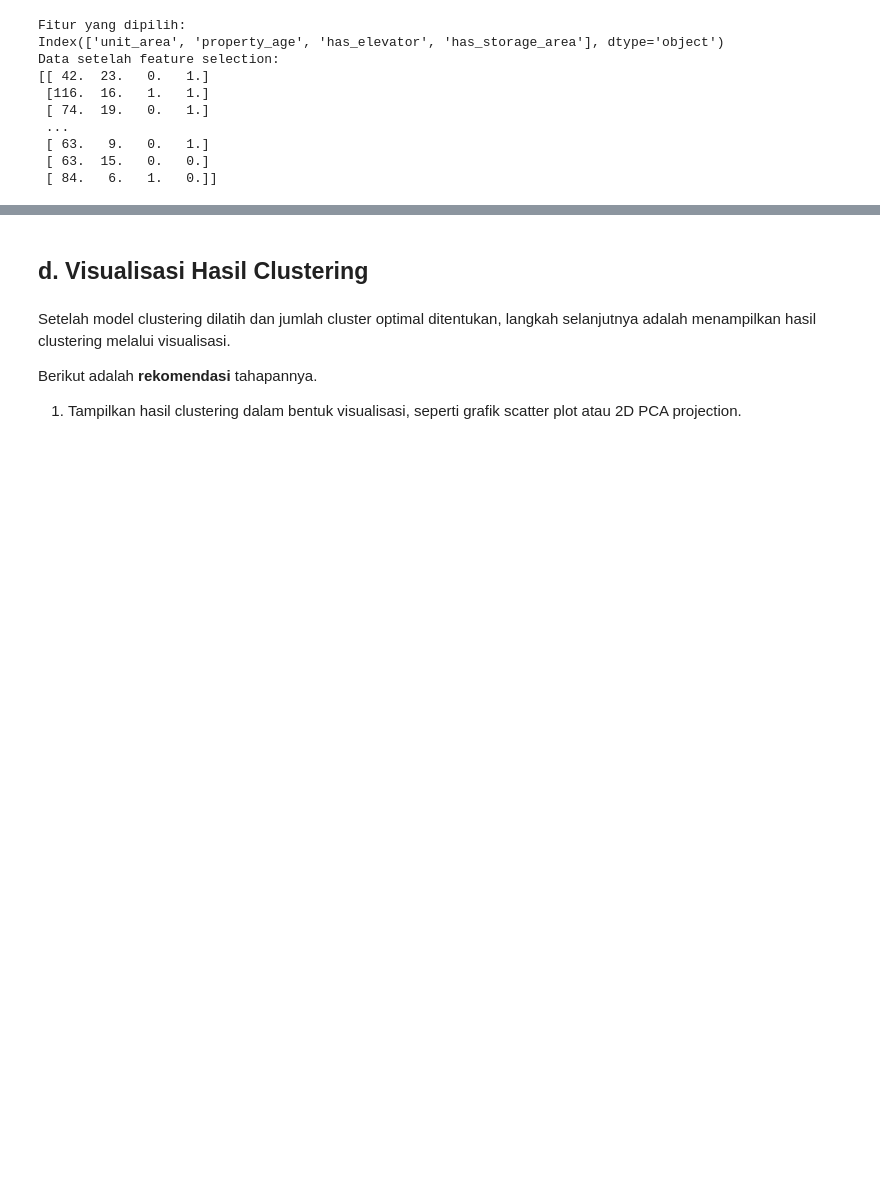
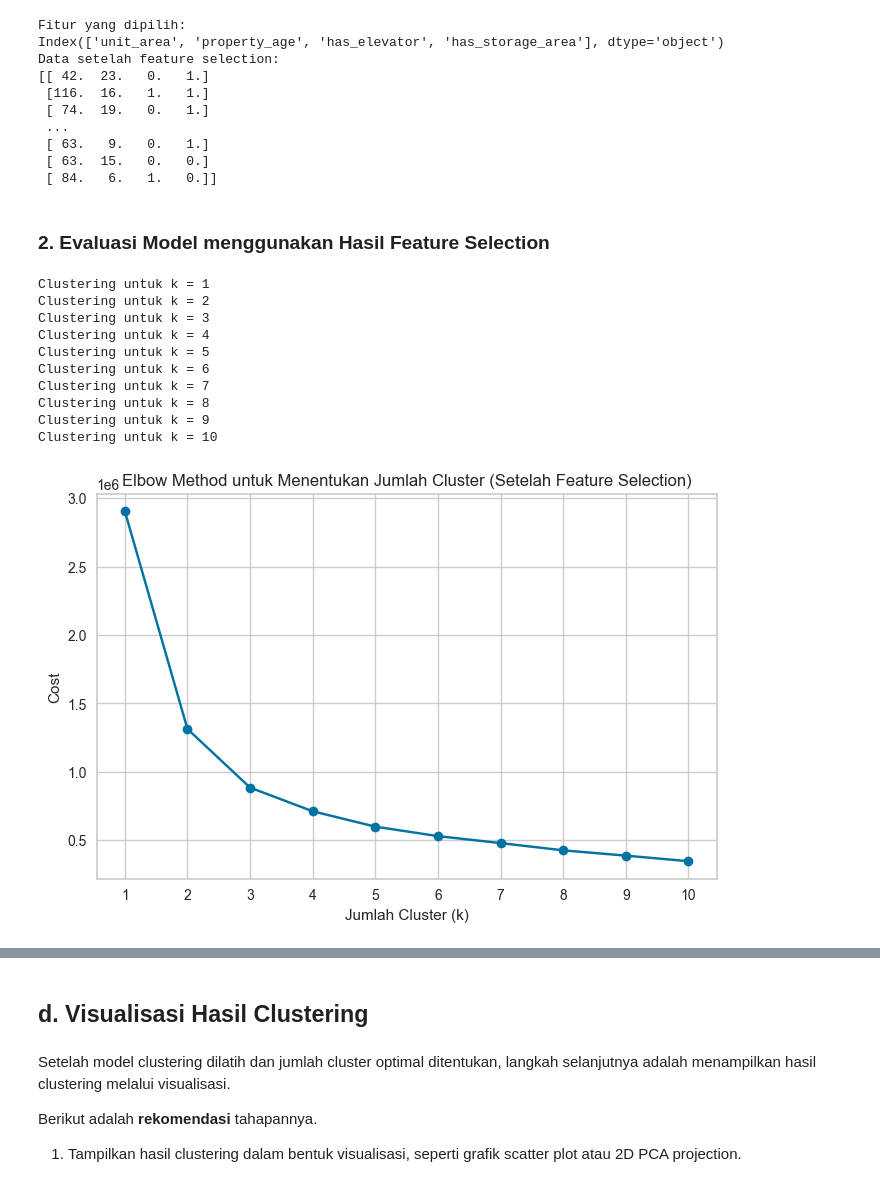
Before and after one commit to NumiKun/Submission_BMLP_DBS, a Jupyter notebook: [Clustering]_Submission_Akhir_BMLP_Rizki Surya Nugroho.ipynb, the cells around one changed output, grey strips where cells are left out. Cells and saved outputs as stored; diff of their text form; code cells hidden in the pictures; blank space fills up the shorter version.

Commit message:
Add Feature Selection

```diff
--- a/[Clustering]_Submission_Akhir_BMLP_Rizki Surya Nugroho.ipynb
+++ b/[Clustering]_Submission_Akhir_BMLP_Rizki Surya Nugroho.ipynb
@@ -604,3 +606,34 @@ Data setelah feature selection:
  [ 63.   9.   0.   1.]
  [ 63.  15.   0.   0.]
  [ 84.   6.   1.   0.]]
+# %% [markdown]
+### **2. Evaluasi Model menggunakan Hasil Feature Selection**
+# %%
+cost_selected = []
+
+for k in K_range:
+    print(f"Clustering untuk k = {k}")
+    kproto_selected = KPrototypes(n_clusters=k, init='Cao', verbose=0, random_state=42)
+    kproto_selected.fit_predict(X_selected, categorical=[2, 3])
+    cost_selected.append(kproto_selected.cost_)
+
+plt.figure(figsize=(8, 5))
+plt.plot(K_range, cost_selected, marker='o')
+plt.title('Elbow Method untuk Menentukan Jumlah Cluster (Setelah Feature Selection)')
+plt.xlabel('Jumlah Cluster (k)')
+plt.ylabel('Cost')
+plt.xticks(K_range)
+plt.grid(True)
+plt.show()
+# %% [output]
+Clustering untuk k = 1
+Clustering untuk k = 2
+Clustering untuk k = 3
+Clustering untuk k = 4
+Clustering untuk k = 5
+Clustering untuk k = 6
+Clustering untuk k = 7
+Clustering untuk k = 8
+Clustering untuk k = 9
+Clustering untuk k = 10
+[figure, added]
```
Also changed, not shown: parts of 5 cells of this notebook.
